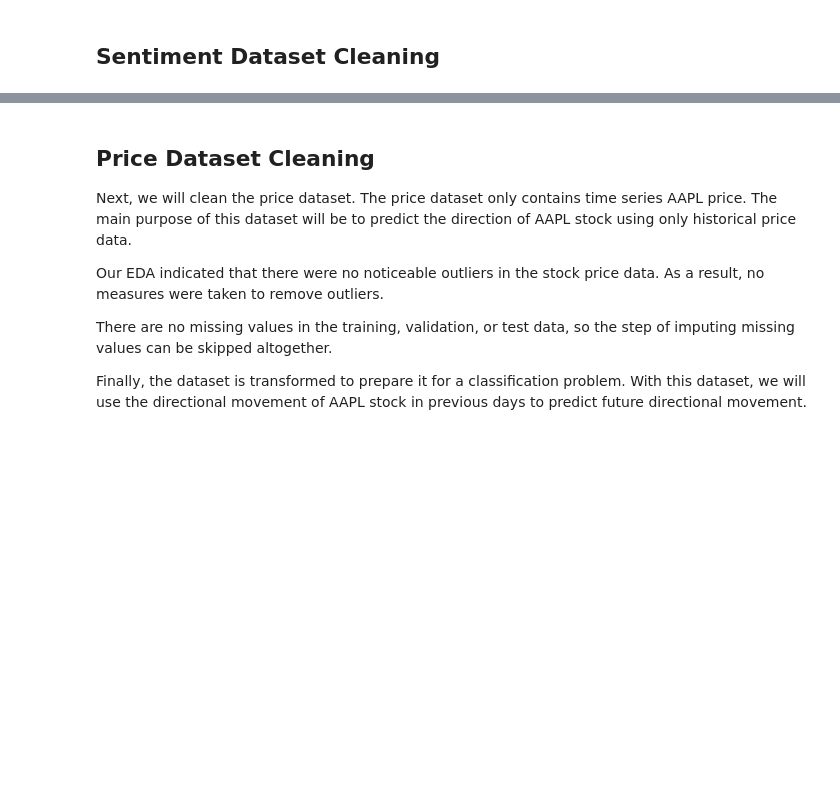
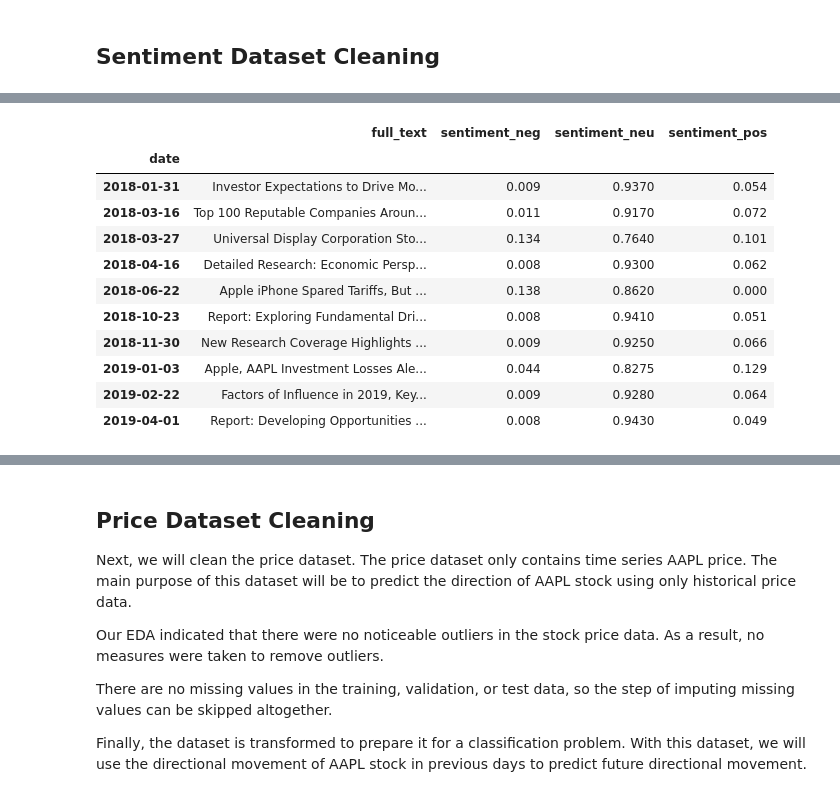
Before and after one commit to yvanlonginjr/market-sentiment-predictor, a Jupyter notebook: notebooks/Market_Sentiment_Predictor_Pipeline.ipynb, the cells around one changed output, grey strips where cells are left out. Drawn from its saved outputs; the diff is of its cells as text; code cells hidden in the pictures; blank space fills up the shorter version.

```diff
--- a/notebooks/Market_Sentiment_Predictor_Pipeline.ipynb
+++ b/notebooks/Market_Sentiment_Predictor_Pipeline.ipynb
@@ -808,0 +815,10 @@ plt.show()
+# %%
+#Combine title and content into a single text column for NLP processing and consistency across train, val, and test sets.
+raw_train['full_text'] = raw_train['title'] + ' ' + raw_train['content']
+raw_test['full_text'] = raw_test['title'] + ' ' + raw_test['content']
+raw_val['full_text'] = raw_val['title'] + ' ' + raw_val['content']
+# %%
+# Remove unnecessary columns from train, val, and test sets to focus on text and sentiment features.
+Raw_X_train = raw_train.drop(columns=['title', 'content', 'sentiment_polarity', 'Net Sentiment', 'title_length', 'title_word_count', 'content_length', 'content_word_count'])
+Raw_X_val = raw_val.drop(columns=['title', 'content', 'sentiment_polarity', 'Net Sentiment'])
+Raw_X_test = raw_test.drop(columns=['title', 'content', 'sentiment_polarity', 'Net Sentiment'])
@@ -808,0 +856,38 @@ plt.show()
+# %%
+# Aggregate columns by date to create a daily text feature for modeling
+# Aggregate sentiment columns by mean for each date.
+Raw_X_train_agg = Raw_X_train.groupby('date').agg({
+    'full_text': lambda x: ' '.join(x),  # Combine all text for the day
+    'sentiment_neg': 'mean',
+    'sentiment_neu': 'mean',
+    'sentiment_pos': 'mean'
+})
+
+Raw_X_val_agg = Raw_X_val.groupby('date').agg({
+    'full_text': lambda x: ' '.join(x),  # Combine all text for the day
+    'sentiment_neg': 'mean',
+    'sentiment_neu': 'mean',
+    'sentiment_pos': 'mean'
+})
+
+Raw_X_test_agg = Raw_X_test.groupby('date').agg({
+    'full_text': lambda x: ' '.join(x),  # Combine all text for the day
+    'sentiment_neg': 'mean',
+    'sentiment_neu': 'mean',
+    'sentiment_pos': 'mean'
+})
+# %%
+Raw_X_train_agg.head(10)
+# %% [output]
+|  | full_text | sentiment_neg | sentiment_neu | sentiment_pos |
+| date |  |  |  |  |
+| 2018-01-31 | Investor Expectations to Drive Mo... | 0.009 | 0.9370 | 0.054 |
+| 2018-03-16 | Top 100 Reputable Companies Aroun... | 0.011 | 0.9170 | 0.072 |
+| 2018-03-27 | Universal Display Corporation Sto... | 0.134 | 0.7640 | 0.101 |
+| 2018-04-16 | Detailed Research: Economic Persp... | 0.008 | 0.9300 | 0.062 |
+| 2018-06-22 | Apple iPhone Spared Tariffs, But ... | 0.138 | 0.8620 | 0.000 |
+| 2018-10-23 | Report: Exploring Fundamental Dri... | 0.008 | 0.9410 | 0.051 |
+| 2018-11-30 | New Research Coverage Highlights ... | 0.009 | 0.9250 | 0.066 |
+| 2019-01-03 | Apple, AAPL Investment Losses Ale... | 0.044 | 0.8275 | 0.129 |
+| 2019-02-22 | Factors of Influence in 2019, Key... | 0.009 | 0.9280 | 0.064 |
+| 2019-04-01 | Report: Developing Opportunities ... | 0.008 | 0.9430 | 0.049 |
```
Also changed, not shown: parts of 8 cells of this notebook, 2 other files.
